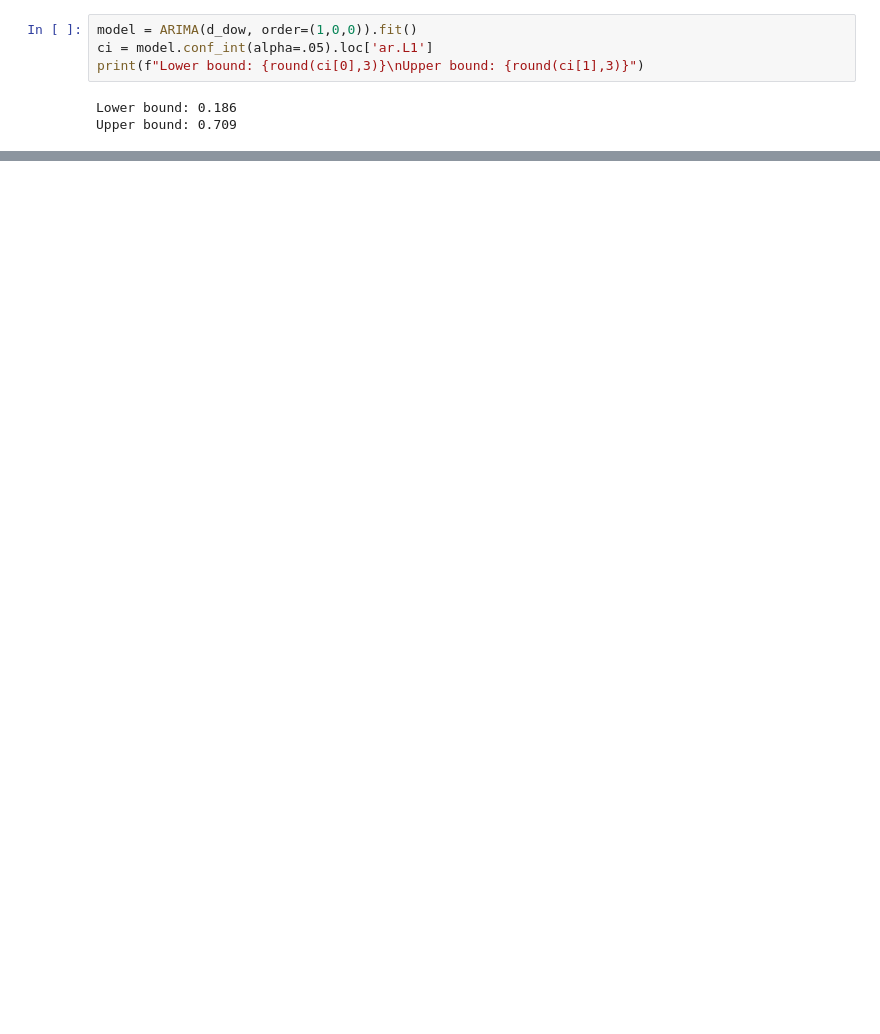
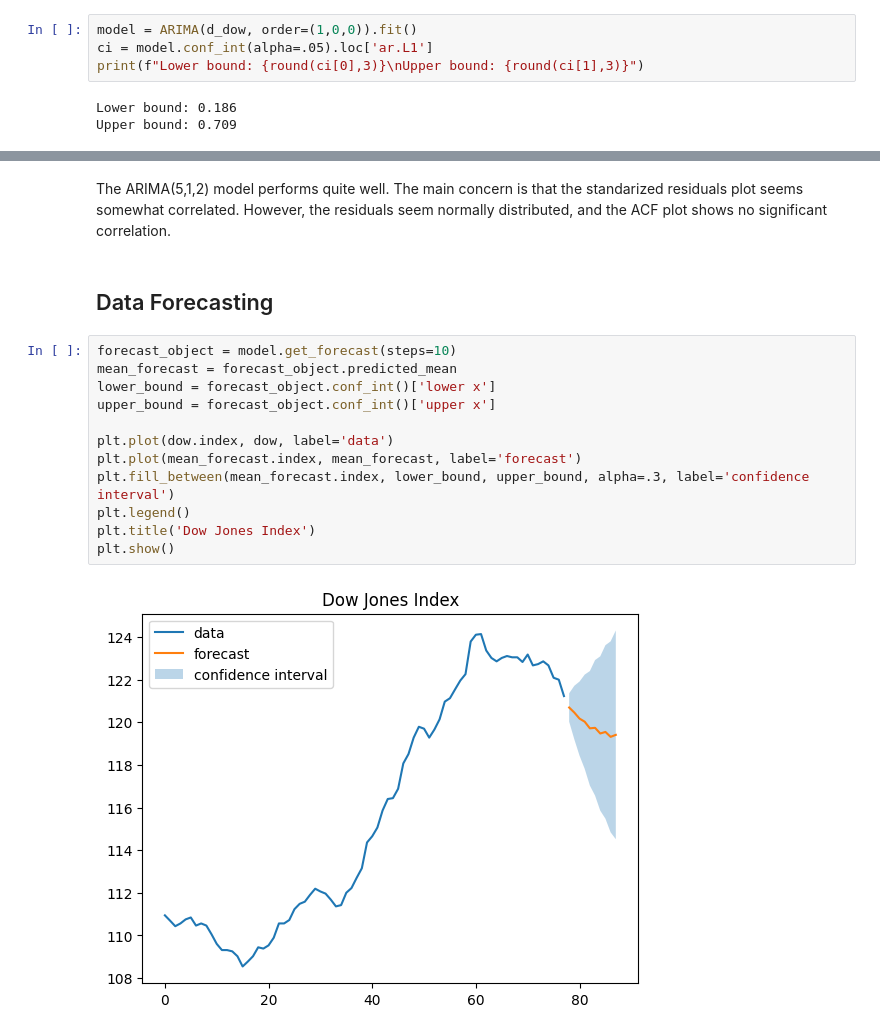
Before and after one commit to bwolfe0/Time_Series_PSTAT274, a Jupyter notebook: Lab_6/Lab_6_274.ipynb, the cells around one changed output, grey strips where cells are left out. Cells and saved outputs as stored; diff of their text form; blank space fills up the shorter version.

```diff
--- a/Lab_6/Lab_6_274.ipynb
+++ b/Lab_6/Lab_6_274.ipynb
@@ -59,0 +96,18 @@ Upper bound: 0.709
+# %% [markdown]
+The ARIMA(5,1,2) model performs quite well. The main concern is that the standarized residuals plot seems somewhat correlated. However, the residuals seem normally distributed, and the ACF plot shows no significant correlation.
+# %% [markdown]
+## Data Forecasting
+# %%
+forecast_object = model.get_forecast(steps=10)
+mean_forecast = forecast_object.predicted_mean
+lower_bound = forecast_object.conf_int()['lower x']
+upper_bound = forecast_object.conf_int()['upper x']
+
+plt.plot(dow.index, dow, label='data')
+plt.plot(mean_forecast.index, mean_forecast, label='forecast')
+plt.fill_between(mean_forecast.index, lower_bound, upper_bound, alpha=.3, label='confidence interval')
+plt.legend()
+plt.title('Dow Jones Index')
+plt.show()
+# %% [output]
+[figure, added]
```
Also changed, not shown: parts of 9 cells of this notebook.
